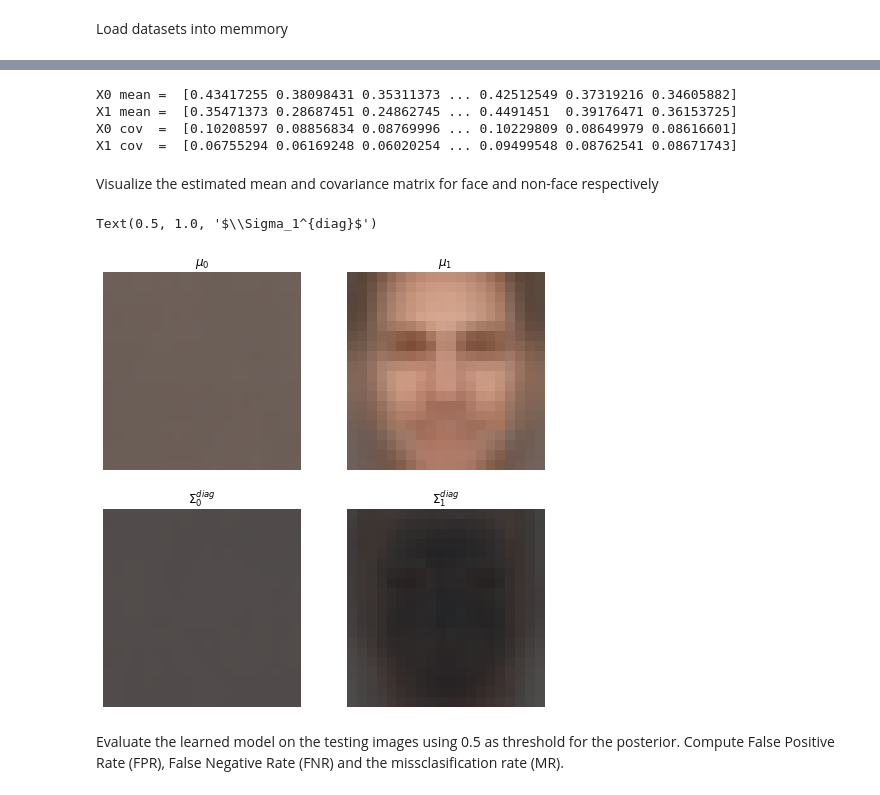
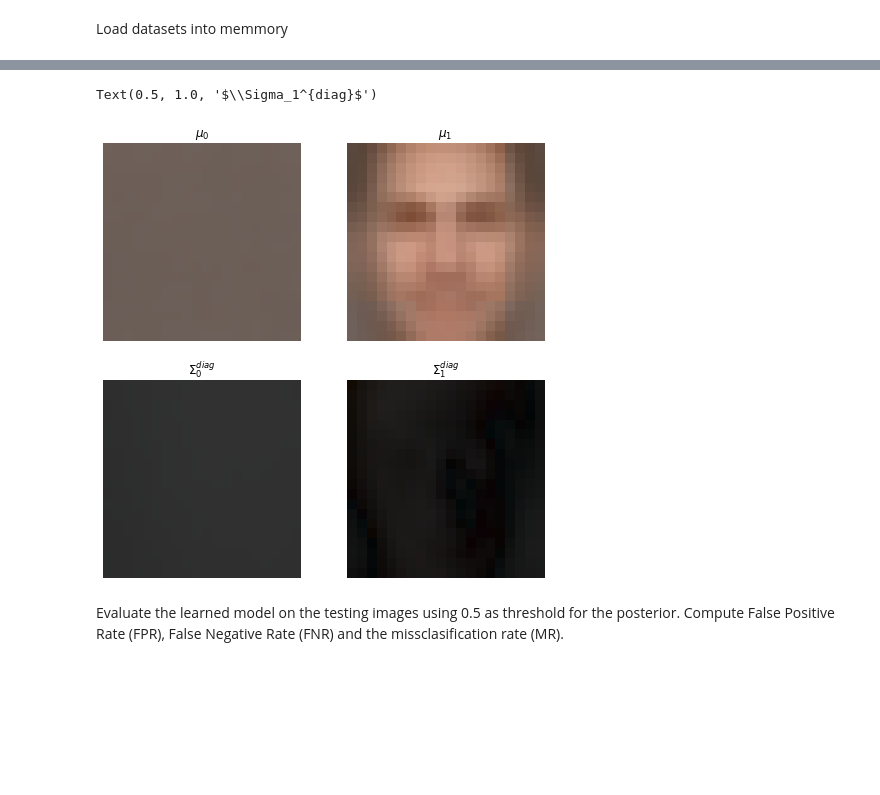
Before and after one commit to danmenloz/FaceDetection, a Jupyter notebook: Gaussian.ipynb, the cells around one changed output, grey strips where cells are left out. Drawn from its saved outputs; the diff is of its cells as text; code cells hidden in the pictures; blank space fills up the shorter version.

Commit message:
SMG model working.

```diff
--- a/Gaussian.ipynb
+++ b/Gaussian.ipynb
@@ -145,0 +127,16 @@ X1_train shape:  (1200, 1000)
+# %%
+# Retreive pre-processed test and training datasets
+face_test_size = len([face for face in test_set if face['class']==1])
+nonface_test_size = len([face for face in test_set if face['class']==0])
+
+X1_test = faces_PCA[:face_test_size,:]
+X1_train = faces_PCA[face_test_size-1:-1,:]
+
+X0_test = nonfaces_PCA[:nonface_test_size,:]
+X0_train = nonfaces_PCA[nonface_test_size-1:-1,:]
+
+# Inspect data
+print('Face data')
+print('X1_train:' + str(X1_train.shape) + '  X1_test:' + str(X1_test.shape))
+print('Non-face data')
+print('X0_train:' + str(X0_train.shape) + '  X0_test:' + str(X0_test.shape))
@@ -148,60 +186,33 @@ Compute sample mean vector and sample covariance matrix
-# %%
-# Mean
-mu0 = X0_train.mean(axis=1)
-mu1 = X1_train.mean(axis=1)
-
-# Covariance
-sigma0 = np.cov(X0_train, bias=True)
-sigma1 = np.cov(X1_train, bias=True)
-
-# def fitSMG(data):
-#     numData = data.shape[0]
-#     meanVector = np.sum(data,axis=0)/numData
-#     covVector = np.zeros([1,data[0].size])
-#     for i in range(0,numData):
-#         dataVector = data[i]
-#         covVector += np.power(dataVector-meanVector,2)
-#     covVector = covVector/numData
-#     return meanVector, covVector
-
-# m0 , c0 = fitSMG(X1_train.T)
-
-
-# Check Results
-# print(m0)
-print('X0 mean = ', mu0)
-print('X1 mean = ', mu1)
-# print(c0)
-print('X0 cov  = ', sigma0.diagonal())
-print('X1 cov  = ', sigma1.diagonal())
-# %% [output]
-X0 mean =  [0.43417255 0.38098431 0.35311373 ... 0.42512549 0.37319216 0.34605882]
-X1 mean =  [0.35471373 0.28687451 0.24862745 ... 0.4491451  0.39176471 0.36153725]
-X0 cov  =  [0.10208597 0.08856834 0.08769996 ... 0.10229809 0.08649979 0.08616601]
-X1 cov  =  [0.06755294 0.06169248 0.06020254 ... 0.09499548 0.08762541 0.08671743]
-# %% [markdown]
-Visualize the estimated mean and covariance matrix for face and non-face respectively
 # %%
-mu0_img = convertToImg(mu0, (20,20))
-mu1_img = convertToImg(mu1, (20,20))
+# Emtpy lists
+mu_SMG = [None,None] # Mean
+sigma_SMG = [None,None] # Covariance
 
-sigma0_img = convertToImg(np.sqrt(sigma0.diagonal()), (20,20))
-sigma1_img = convertToImg(np.sqrt(sigma1.diagonal()), (20,20))
+# Train model
+mu_SMG[0] ,sigma_SMG[0] = fitSMG(X0_train)
+mu_SMG[1] ,sigma_SMG[1] = fitSMG(X1_train)
+
+# Convert vectors to images
+mu0_SMG_image = convertToImage(mu_SMG[0], nonface_model, nonface_avg, nonface_std)
+mu1_SMG_image = convertToImage(mu_SMG[1], face_model, face_avg, face_std)
+
+sigma0_SMG_image = convertToImage(sigma_SMG[0], nonface_model, nonface_avg, nonface_std, cov=True)
+sigma1_SMG_image = convertToImage(sigma_SMG[1], face_model, face_avg, face_std, cov=True)
 
 # Plot code
 fig, axes = plt.subplots(2,2, figsize=(8,8))
 [axi.axis('off') for axi in axes.flat] # hide axis
 
-axes[0,1].imshow(mu1_img)
+axes[0,1].imshow(mu1_SMG_image)
 axes[0,1].set_title(r'$\mu_1$')
-axes[0,0].imshow(mu0_img)
+axes[0,0].imshow(mu0_SMG_image)
 axes[0,0].set_title(r'$\mu_0$')
-axes[1,0].imshow(sigma0_img)
+axes[1,0].imshow(sigma0_SMG_image)
 axes[1,0].set_title(r'$\Sigma_0^{diag}$')
-axes[1,1].imshow(sigma1_img)
+axes[1,1].imshow(sigma1_SMG_image)
 axes[1,1].set_title(r'$\Sigma_1^{diag}$')
 # %% [output]
 Text(0.5, 1.0, '$\\Sigma_1^{diag}$')
-[figure, old version]
+[figure, new version]
 # %% [markdown]
 Evaluate the learned model on the testing images using 0.5 as threshold for the posterior. Compute False Positive Rate (FPR), False Negative Rate (FNR) and the missclasification rate (MR).
```
Also changed, not shown: parts of 19 cells of this notebook.
